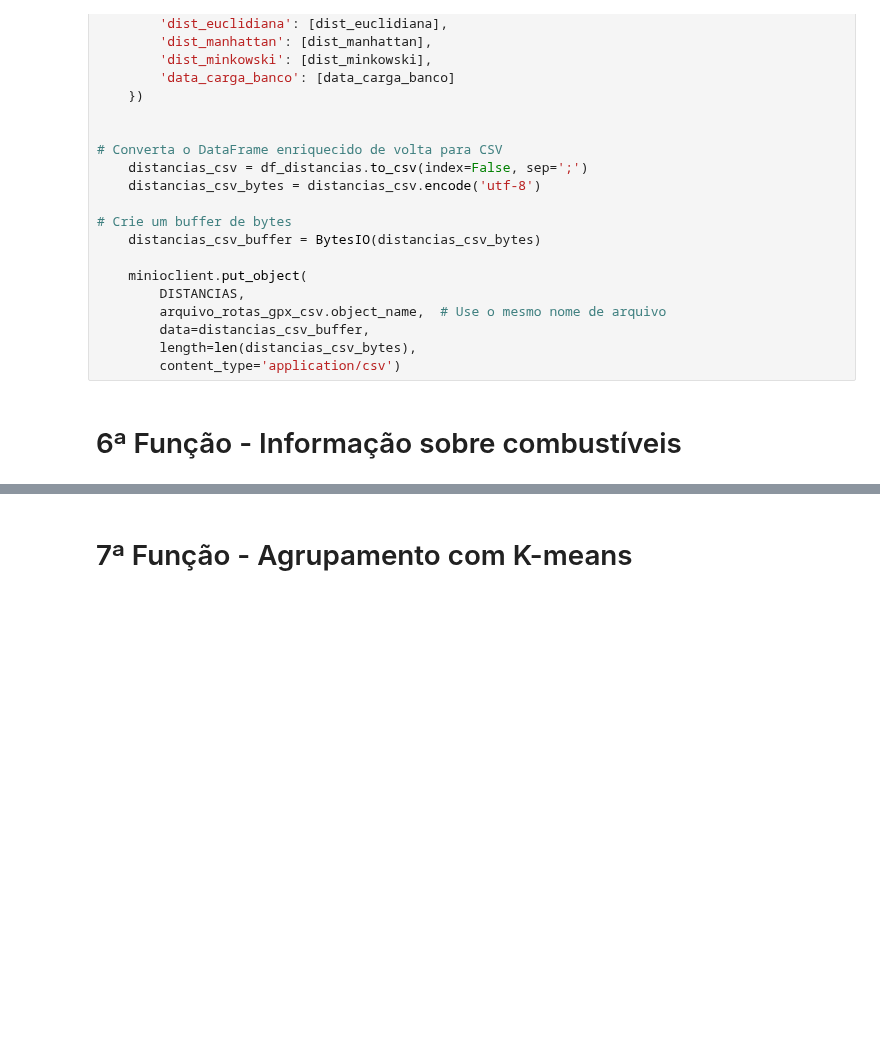
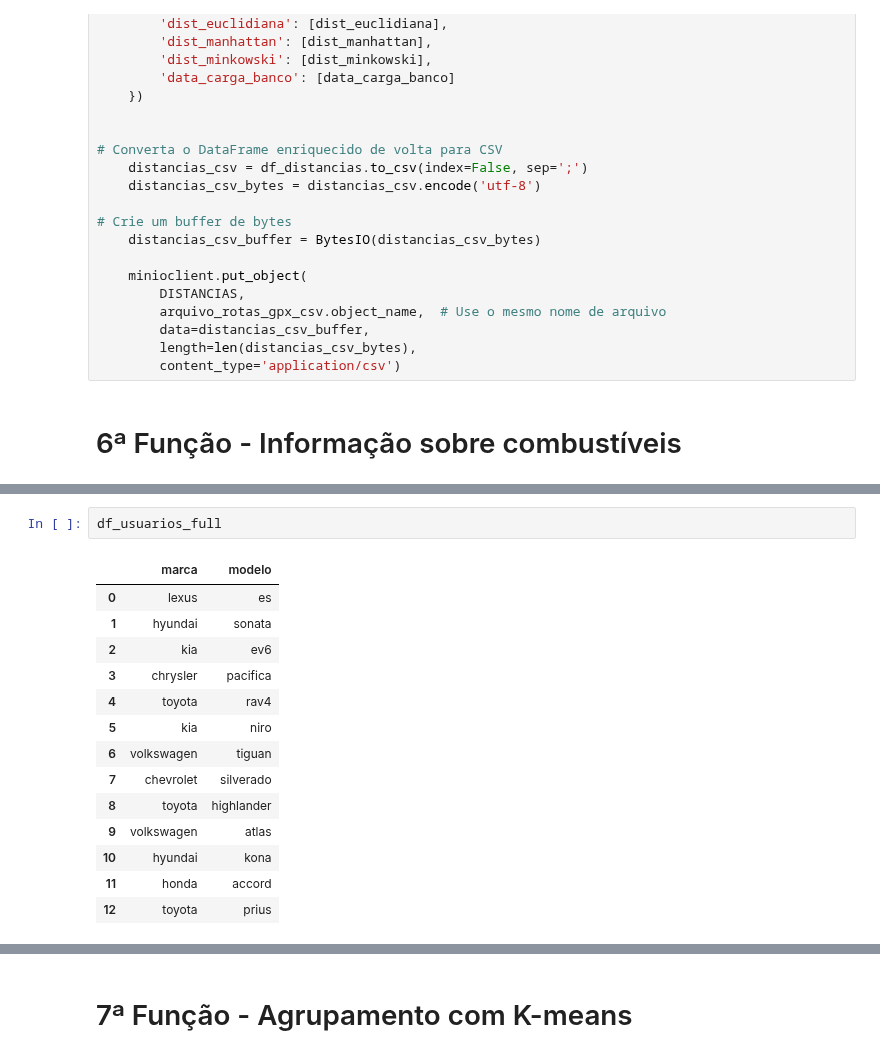
Before and after one commit to ThigaoRibeiro/tcc-ufrj-pipeline, a Jupyter notebook: Teste_WebScraping_OpenStreetMap.ipynb, the cells around one changed output, grey strips where cells are left out. Cells and saved outputs as stored; diff of their text form; blank space fills up the shorter version.

```diff
--- a/Teste_WebScraping_OpenStreetMap.ipynb
+++ b/Teste_WebScraping_OpenStreetMap.ipynb
@@ -2014,0 +1906,17 @@ print(f"Tempo de execução: {int(hours)} horas, {int(minutes)} minutos, {int(se
+# %%
+df_usuarios_full
+# %% [output]
+|  | marca | modelo |
+| 0 | lexus | es |
+| 1 | hyundai | sonata |
+| 2 | kia | ev6 |
+| 3 | chrysler | pacifica |
+| 4 | toyota | rav4 |
+| 5 | kia | niro |
+| 6 | volkswagen | tiguan |
+| 7 | chevrolet | silverado |
+| 8 | toyota | highlander |
+| 9 | volkswagen | atlas |
+| 10 | hyundai | kona |
+| 11 | honda | accord |
+| 12 | toyota | prius |
```
Also changed, not shown: parts of 13 cells of this notebook, 2 other files.
